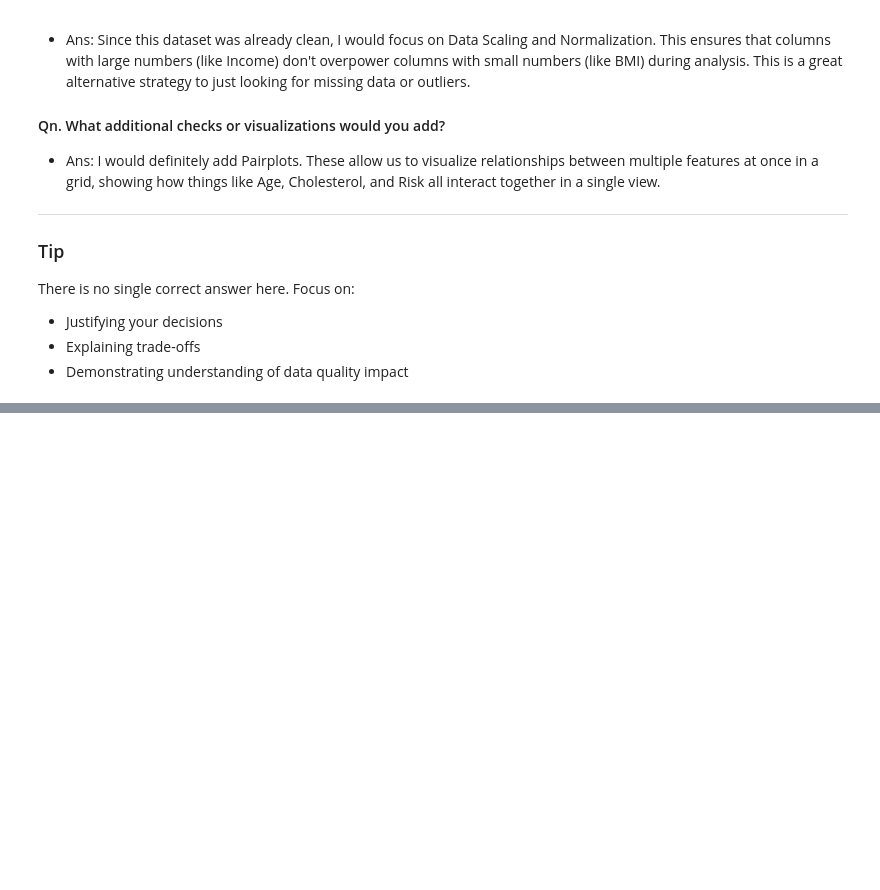
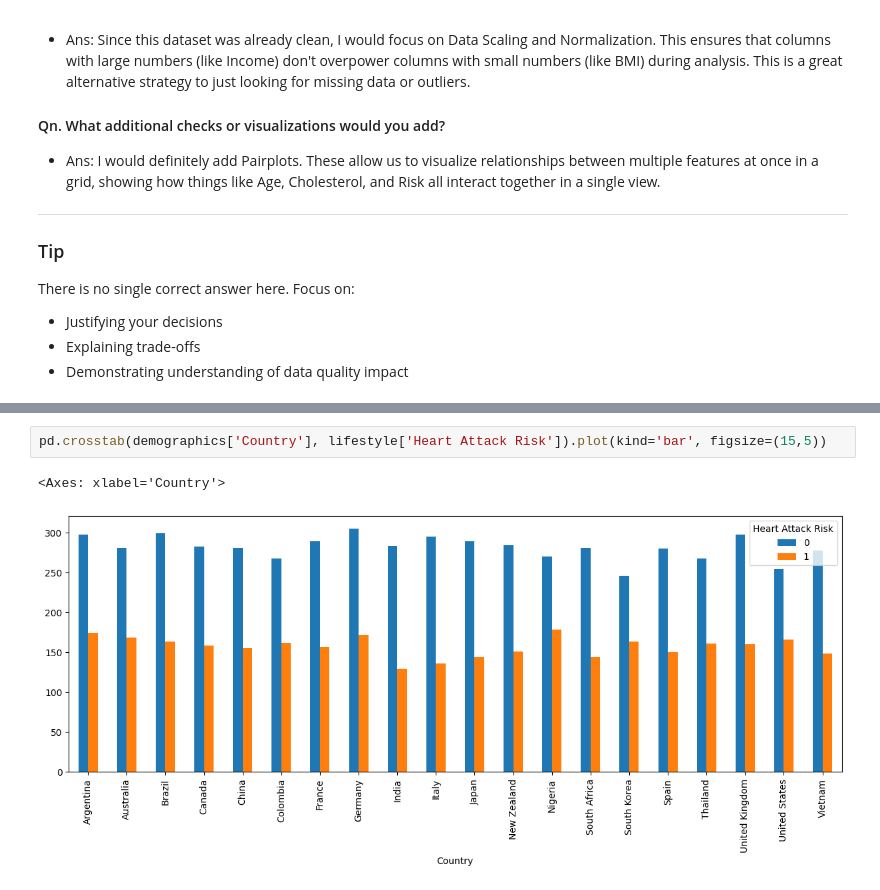
Before and after one commit to ManishJoc14/Fusemachines, a Jupyter notebook: week1 - datawrangling/Wk_1_Data_Wrangling_HeartAttack.ipynb, the cells around one changed output, grey strips where cells are left out. Saved outputs shown, nothing was run; the diff lists cells and outputs as text; blank space fills up the shorter version.

```diff
--- a/week1 - datawrangling/Wk_1_Data_Wrangling_HeartAttack.ipynb
+++ b/week1 - datawrangling/Wk_1_Data_Wrangling_HeartAttack.ipynb
@@ -1013,0 +1040,5 @@ There is no single correct answer here. Focus on:
+# %%
+pd.crosstab(demographics['Country'], lifestyle['Heart Attack Risk']).plot(kind='bar', figsize=(15,5))
+# %% [output]
+<Axes: xlabel='Country'>
+[figure, added]
```
Also changed, not shown: parts of 12 cells of this notebook, 1 other file.
